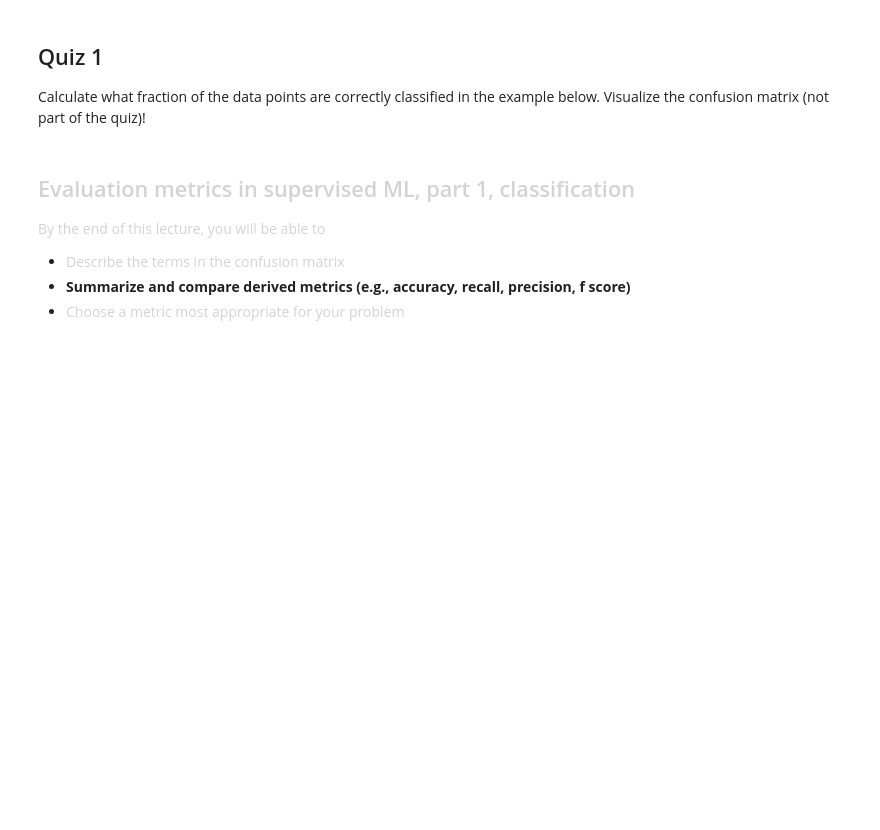
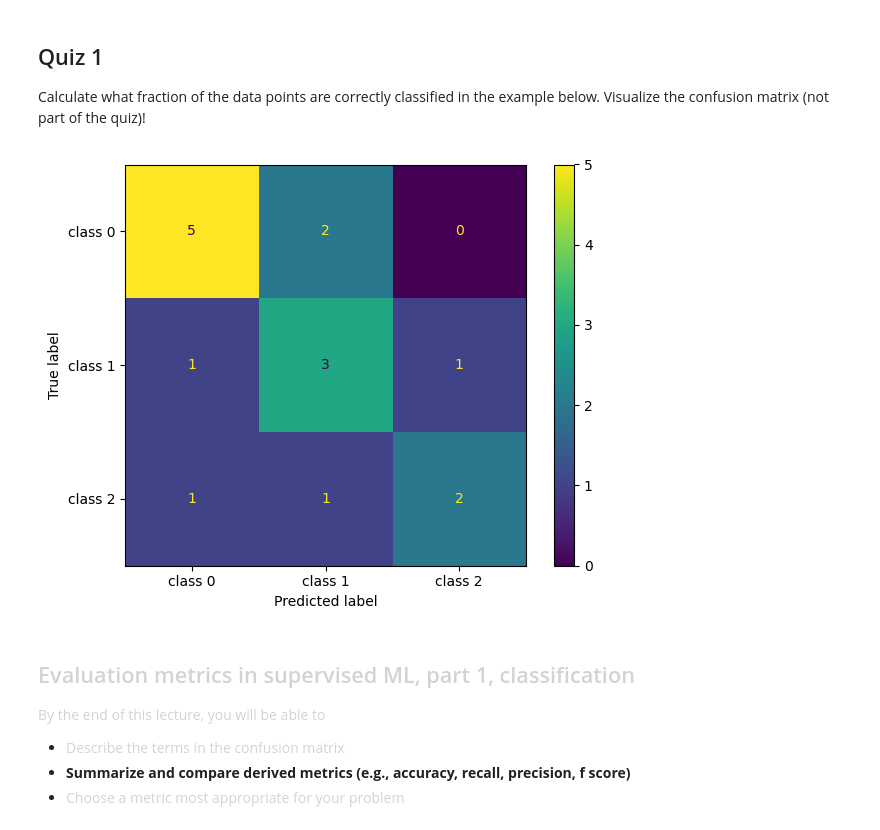
Before and after one commit to BrownDSI/DATA1030-Fall2022, a Jupyter notebook: week5 - evaluation metrics/predicted_classes.ipynb, the cells around one changed output. Cells and saved outputs as stored; diff of their text form; code cells hidden in the pictures; blank space fills up the shorter version.

```diff
--- a/week5 - evaluation metrics/predicted_classes.ipynb
+++ b/week5 - evaluation metrics/predicted_classes.ipynb
@@ -247,8 +247,15 @@ Calculate what fraction of the data points are correctly classified in the examp
 # %%
 y_true = np.array([0,0,2,1,1,0,2,2,2,0,1,1,0,0,0,1])
 y_pred = np.array([0,1,0,1,0,0,2,2,1,0,1,1,0,0,1,2])
 
 # add you code below
+cm = confusion_matrix(y_true,y_pred)
+disp = ConfusionMatrixDisplay(cm,display_labels=['class 0', 'class 1', 'class 2'])
+disp.plot()
+plt.tight_layout()
+plt.show()
+# %% [output]
+[figure, added]
 # %% [markdown]
 ## <font color='LIGHTGRAY'>Evaluation metrics in supervised ML, part 1, classification</font>
 <font color='LIGHTGRAY'>By the end of this lecture, you will be able to</font>
```
Also changed, not shown: 2 other files.
